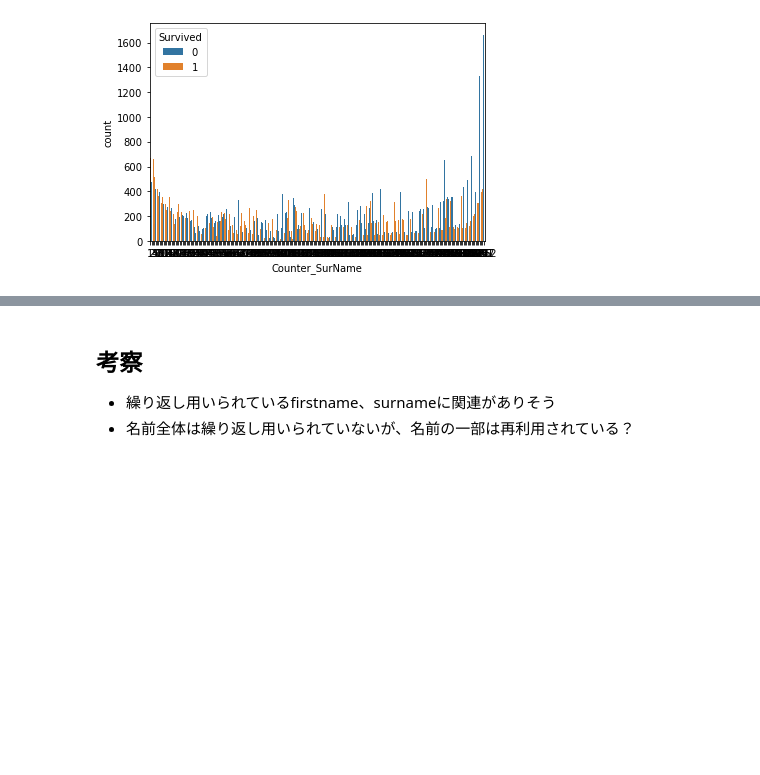
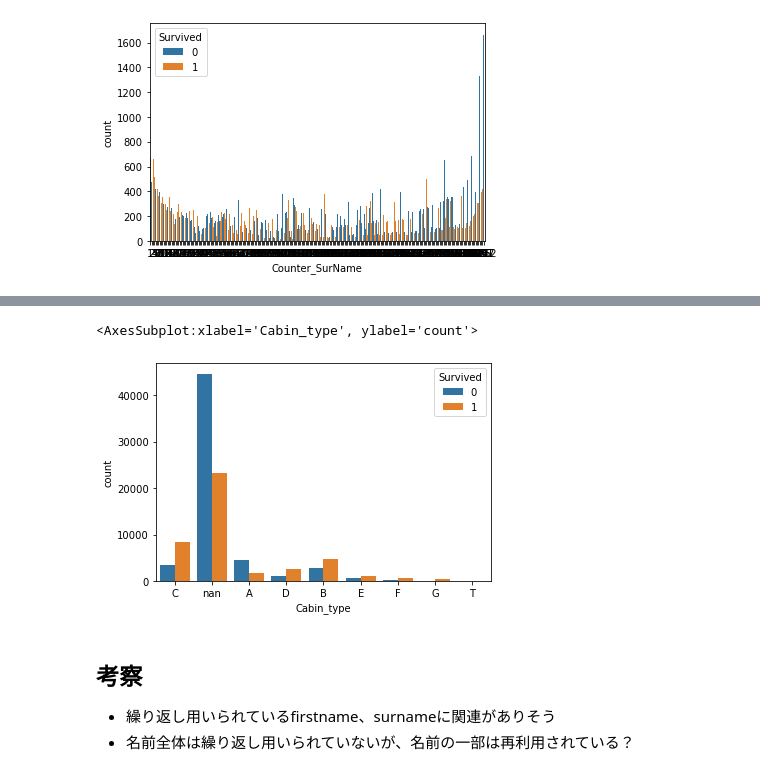
Before and after one commit to kitakou0313/titanic, a Jupyter notebook: tabular/eda.ipynb, the cells around one changed output, grey strips where cells are left out. Saved outputs shown, nothing was run; the diff lists cells and outputs as text; code cells hidden in the pictures; blank space fills up the shorter version.

```diff
--- a/tabular/eda.ipynb
+++ b/tabular/eda.ipynb
@@ -194,0 +229,5 @@ Name: Cabin, Length: 100000, dtype: object
+# %%
+train["Cabin_type"] = train["Cabin"].map(lambda x: convertTextToStrAndNumeric(x)[0])
+train["Cabin_number"] = train["Cabin"].map(lambda x: convertTextToStrAndNumeric(x)[1])
+
+train[["Cabin_type", "Cabin_number"]]
@@ -195,3 +248,8 @@ Name: Cabin, Length: 100000, dtype: object
+# %%
+sns.countplot(x="Cabin_type", hue="Survived", data=train)
+# %% [output]
+<AxesSubplot:xlabel='Cabin_type', ylabel='count'>
+[figure, added]
 # %% [markdown]
 ## 考察
 - 繰り返し用いられているfirstname、surnameに関連がありそう
```
Also changed, not shown: parts of 9 cells of this notebook.
